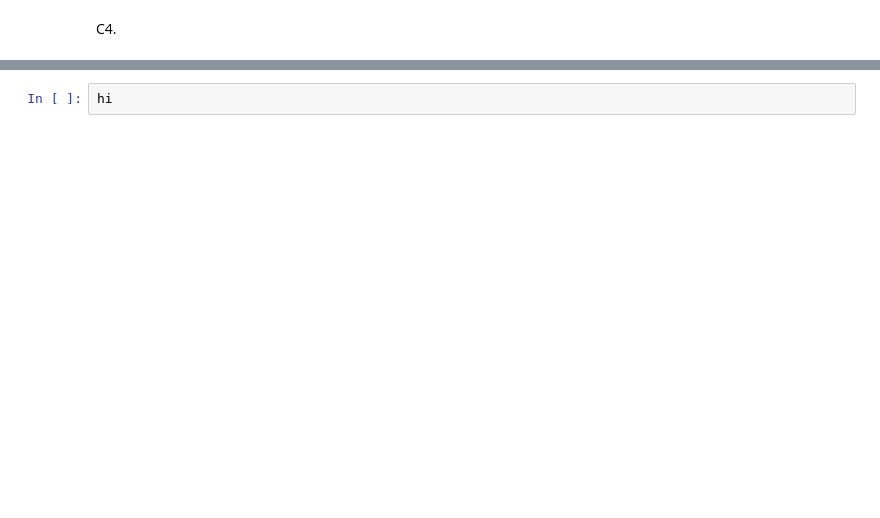
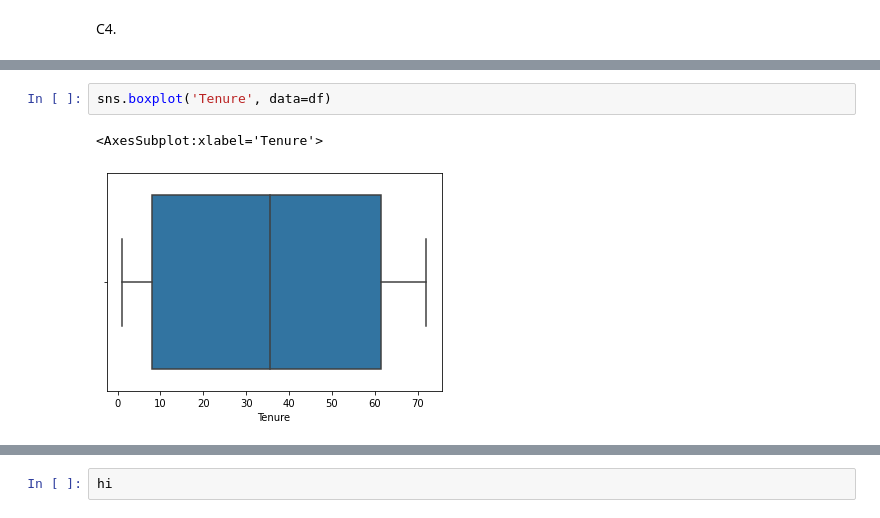
Before and after one commit to michaelle93/D208PA2, a Jupyter notebook: D208PA2.ipynb, the cells around one changed output, grey strips where cells are left out. Cells and saved outputs as stored; diff of their text form; blank space fills up the shorter version.

```diff
--- a/D208PA2.ipynb
+++ b/D208PA2.ipynb
@@ -278 +368,6 @@ C4.
+# %%
+sns.boxplot('Tenure', data=df)
+# %% [output]
+<AxesSubplot:xlabel='Tenure'>
+[figure, added]
 # %%
```
Also changed, not shown: parts of 50 cells of this notebook.
